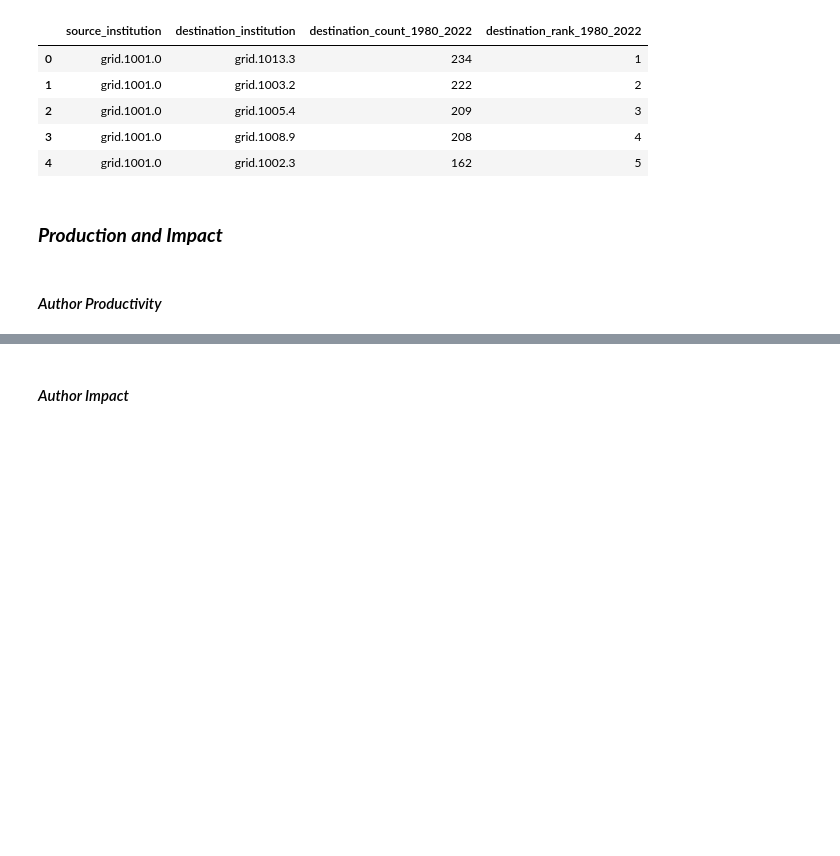
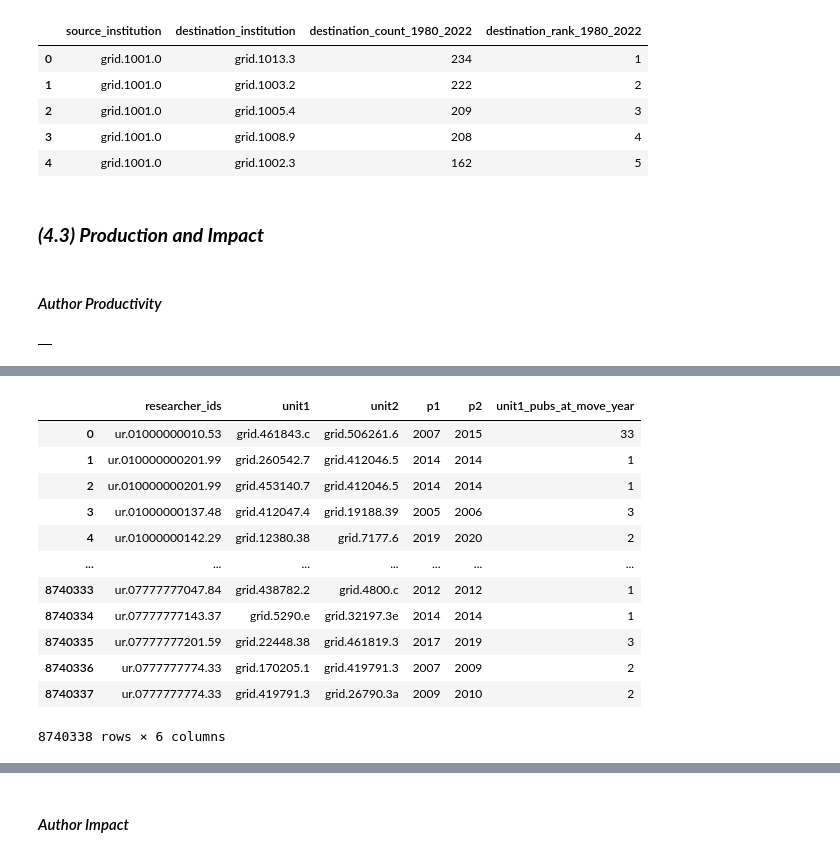
Before and after one commit to complexity-science-hub/SciFlows, a Jupyter notebook: Flows_1980_2022_first_level_for.ipynb, the cells around one changed output, grey strips where cells are left out. Saved outputs shown, nothing was run; the diff lists cells and outputs as text; code cells hidden in the pictures; blank space fills up the shorter version.

```diff
--- a/Flows_1980_2022_first_level_for.ipynb
+++ b/Flows_1980_2022_first_level_for.ipynb
@@ -1400,6 +1414,6 @@ LIMIT 5;
 | 3 | grid.1001.0 | grid.1008.9 | 208 | 4 |
 | 4 | grid.1001.0 | grid.1002.3 | 162 | 5 |
 # %% [markdown]
-### ***Production and Impact***
+### ***(4.3) Production and Impact***
 # %% [markdown]
 #### *Author Productivity*
@@ -1405,0 +1454,29 @@ LIMIT 5;
+# %%
+%%bigquery --project $project_id
+
+CREATE OR REPLACE TABLE cshdimensionstest.test.flows_1980_2022_with_t AS
+
+select
+a.*
+, b.start_year as unit1_start, b.end_year as unit1_end, b.t as t1
+, c.start_year as unit2_start, c.end_year as unit2_end, c.t as t2
+
+from cshdimensionstest.test.flows_1980_2022 a
+
+join cshdimensionstest.test.simple_sequence_1980_2022 b
+on a.researcher_ids=b.researcher_ids
+and b.grid_ids=a.unit1
+
+join cshdimensionstest.test.simple_sequence_1980_2022 c
+on a.researcher_ids=c.researcher_ids
+and c.grid_ids=a.unit2
+
+order by a.researcher_ids, p1, p2, a.unit1, a.unit2
+;
+# %% [output]
+|  |
+# %%
+%%bigquery --project $project_id
+SELECT * FROM cshdimensionstest.test.flows_1980_2022_with_pubs
+order by researcher_ids, p2, unit1;
+# %% [output]
@@ -1405,0 +1484,13 @@ LIMIT 5;
+|  | researcher_ids | unit1 | unit2 | p1 | p2 | unit1_pubs_at_move_year |
+| 0 | ur.01000000010.53 | grid.461843.c | grid.506261.6 | 2007 | 2015 | 33 |
+| 1 | ur.010000000201.99 | grid.260542.7 | grid.412046.5 | 2014 | 2014 | 1 |
+| 2 | ur.010000000201.99 | grid.453140.7 | grid.412046.5 | 2014 | 2014 | 1 |
+| 3 | ur.01000000137.48 | grid.412047.4 | grid.19188.39 | 2005 | 2006 | 3 |
+| 4 | ur.01000000142.29 | grid.12380.38 | grid.7177.6 | 2019 | 2020 | 2 |
+| ... | ... | ... | ... | ... | ... | ... |
+| 8740333 | ur.07777777047.84 | grid.438782.2 | grid.4800.c | 2012 | 2012 | 1 |
+| 8740334 | ur.07777777143.37 | grid.5290.e | grid.32197.3e | 2014 | 2014 | 1 |
+| 8740335 | ur.07777777201.59 | grid.22448.38 | grid.461819.3 | 2017 | 2019 | 3 |
+| 8740336 | ur.0777777774.33 | grid.170205.1 | grid.419791.3 | 2007 | 2009 | 2 |
+| 8740337 | ur.0777777774.33 | grid.419791.3 | grid.26790.3a | 2009 | 2010 | 2 |
+8740338 rows × 6 columns
```
Also changed, not shown: parts of 16 cells of this notebook.
